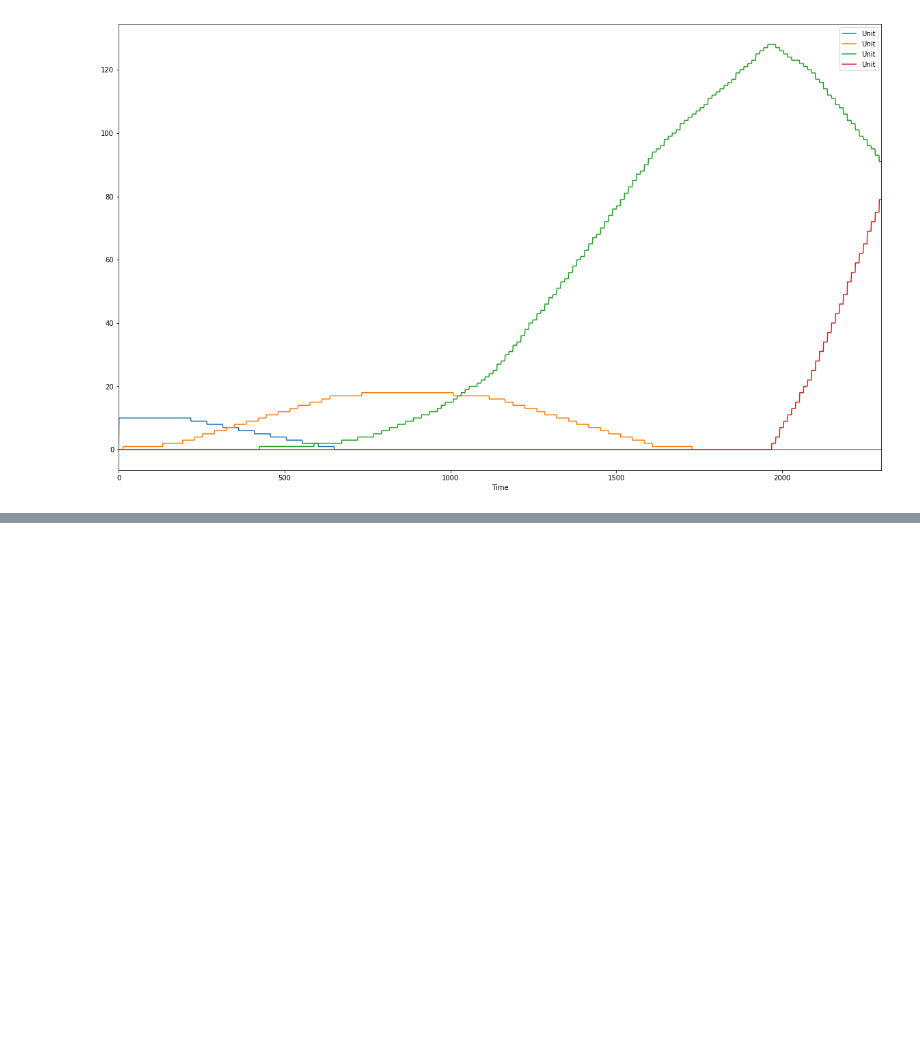
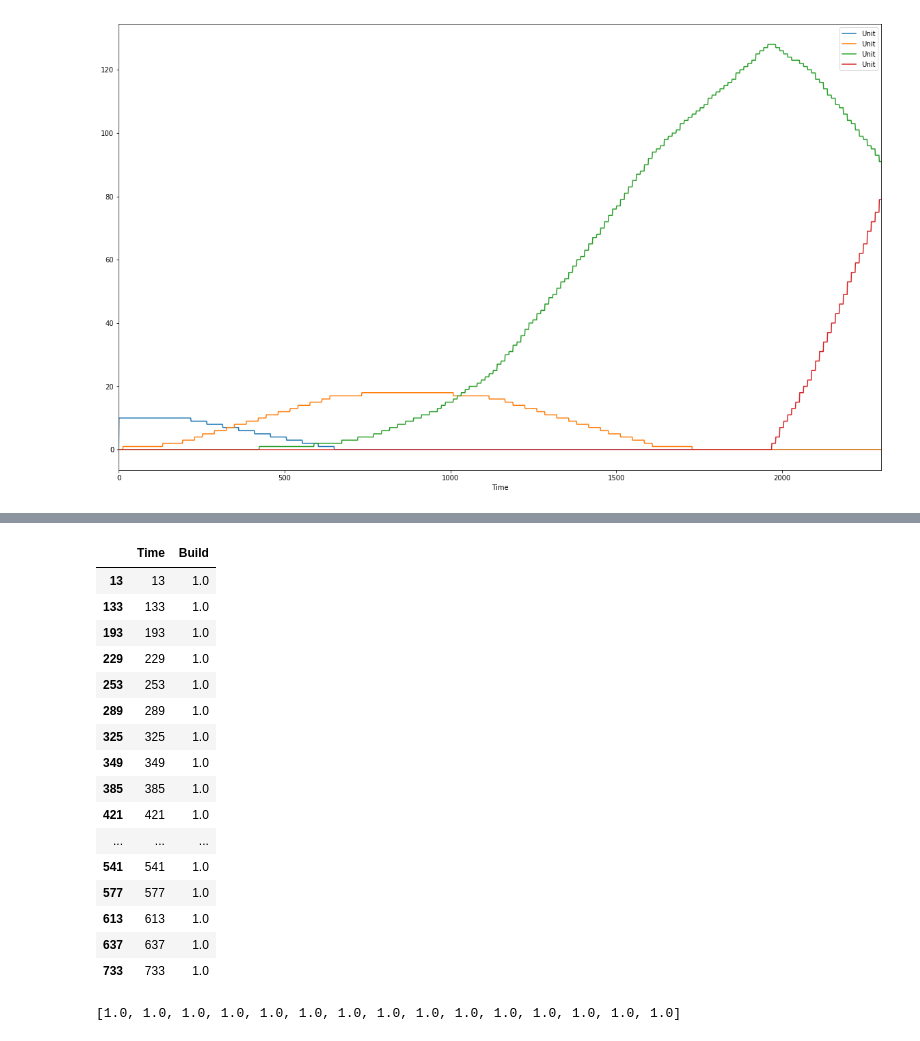
Before and after one commit to bam241/cvt_eg23, a Jupyter notebook: downscaling.ipynb, the cells around one changed output, grey strips where cells are left out. Cells and saved outputs as stored; diff of their text form; code cells hidden in the pictures; blank space fills up the shorter version.

```diff
--- a/downscaling.ipynb
+++ b/downscaling.ipynb
@@ -56,6 +56,13 @@ def intergize(df, fraction = 1):
     df['Value'] *= 1/fraction
     df_unit['Unit'] = df['Value'].apply(lambda x: int(x) + 1 if x > int(x) else int(x))
     return df_unit
+
+
+def build(df):
+    df_build = pd.DataFrame()
+    df_build['Time'] = df['Time']
+    df_build['Build'] = (df['Unit'] - df['Unit'].shift(1))
+    return df_build
 # %%
 dfp_La_sc_unit = intergize(dfp_La_sc, 900)
 dfp_Lb_sc_unit = intergize(dfp_Lb_sc, 900)
@@ -71,0 +96,29 @@ dfp_Sb_sc_unit.plot('Time','Unit',figsize = (20,12), ax=ax2)
+# %%
+dfp_Lb_sc_build = build(dfp_Lb_sc_unit)
+dfp_Lb_sc_build.loc[dfp_Lb_sc_build.Build>0]
+# %% [output]
+|  | Time | Build |
+| 13 | 13 | 1.0 |
+| 133 | 133 | 1.0 |
+| 193 | 193 | 1.0 |
+| 229 | 229 | 1.0 |
+| 253 | 253 | 1.0 |
+| 289 | 289 | 1.0 |
+| 325 | 325 | 1.0 |
+| 349 | 349 | 1.0 |
+| 385 | 385 | 1.0 |
+| 421 | 421 | 1.0 |
+| ... | ... | ... |
+| 541 | 541 | 1.0 |
+| 577 | 577 | 1.0 |
+| 613 | 613 | 1.0 |
+| 637 | 637 | 1.0 |
+| 733 | 733 | 1.0 |
+# %%
+dfp_Sa_sc_build = build(dfp_Sa_sc_unit)
+dfp_Sa_sc_build.loc[dfp_Sa_sc_build.Build>0].Time.tolist()
+dfp_Sa_sc_build_2 = dfp_Sa_sc_build.copy()
+dfp_Sa_sc_build_2['Time'] +=960
+dfp_Sa_sc_build_2.loc[dfp_Sa_sc_build_2.Build>0].loc[dfp_Sa_sc_build_2.Time<1969]['Build'].tolist()
+# %% [output]
+[1.0, 1.0, 1.0, 1.0, 1.0, 1.0, 1.0, 1.0, 1.0, 1.0, 1.0, 1.0, 1.0, 1.0, 1.0]
```
Also changed, not shown: parts of 2 cells of this notebook, 7 other files.
